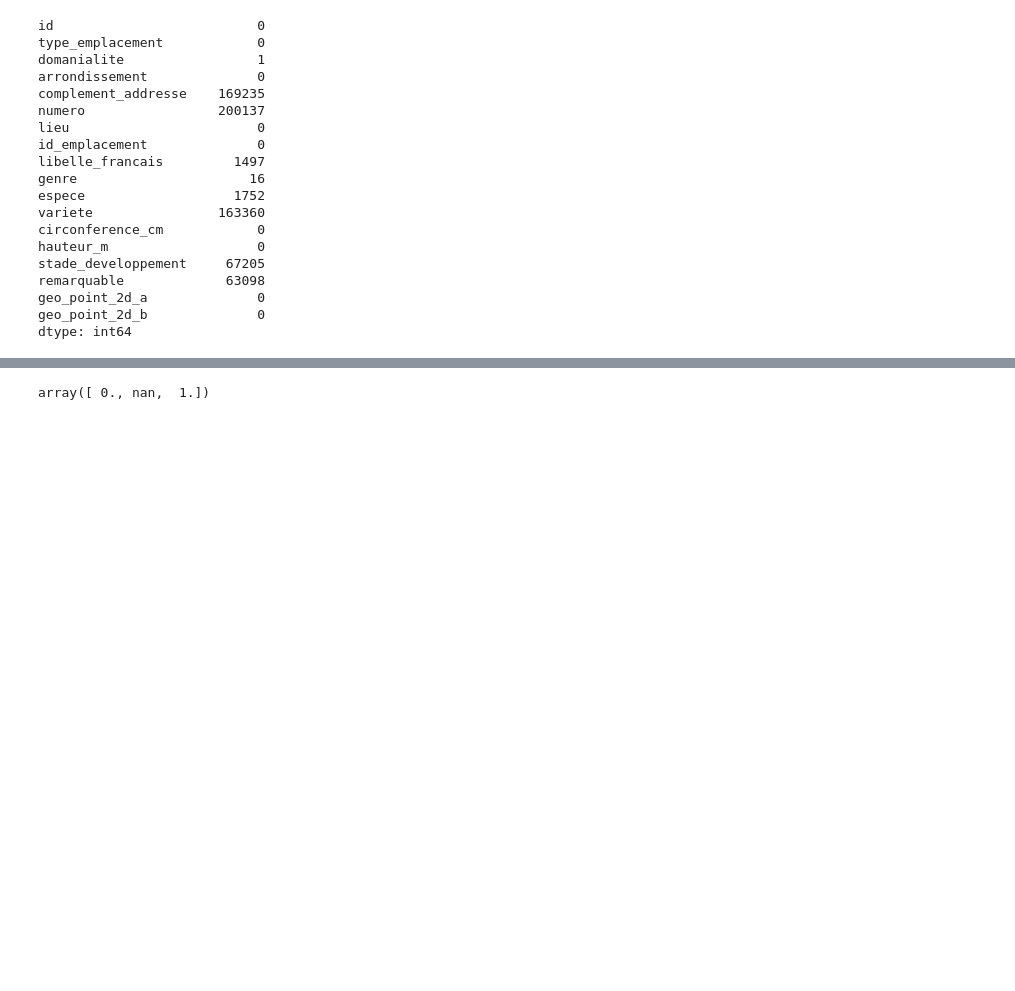
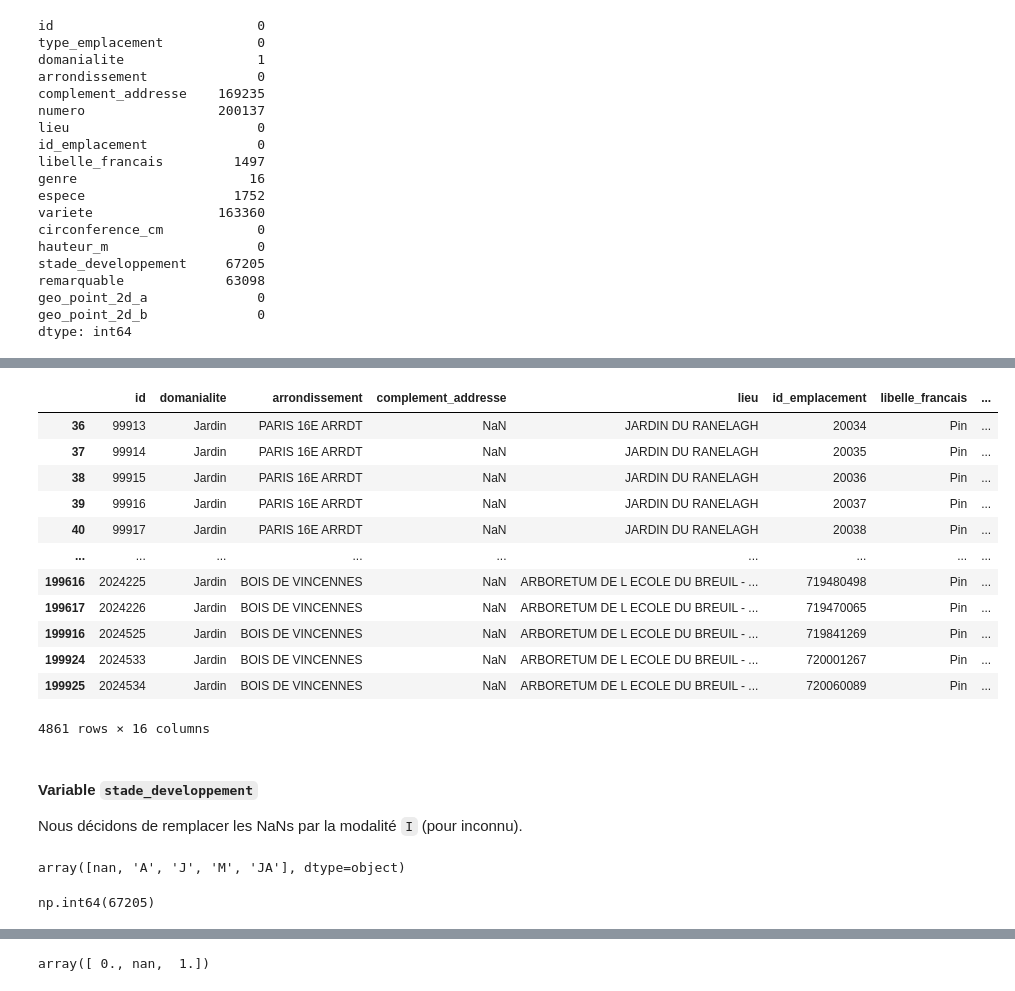
Before and after one commit to DavidScanu/oc-ai-engineer-p02-participez-a-un-concours-sur-la-smart-city, a Jupyter notebook: notebook.ipynb, the cells around one changed output, grey strips where cells are left out. Drawn from its saved outputs; the diff is of its cells as text; code cells hidden in the pictures; blank space fills up the shorter version.

```diff
--- a/notebook.ipynb
+++ b/notebook.ipynb
@@ -208,3 +265,34 @@ np.int64(66224)
+# %%
+data[data['genre'] == 'Pinus']
+# %% [output]
+|  | id | domanialite | arrondissement | complement_addresse | lieu | id_emplacement | libelle_francais | ... |
+| 36 | 99913 | Jardin | PARIS 16E ARRDT | NaN | JARDIN DU RANELAGH | 20034 | Pin | ... |
+| 37 | 99914 | Jardin | PARIS 16E ARRDT | NaN | JARDIN DU RANELAGH | 20035 | Pin | ... |
+| 38 | 99915 | Jardin | PARIS 16E ARRDT | NaN | JARDIN DU RANELAGH | 20036 | Pin | ... |
+| 39 | 99916 | Jardin | PARIS 16E ARRDT | NaN | JARDIN DU RANELAGH | 20037 | Pin | ... |
+| 40 | 99917 | Jardin | PARIS 16E ARRDT | NaN | JARDIN DU RANELAGH | 20038 | Pin | ... |
+| ... | ... | ... | ... | ... | ... | ... | ... | ... |
+| 199616 | 2024225 | Jardin | BOIS DE VINCENNES | NaN | ARBORETUM DE L ECOLE DU BREUIL - ... | 719480498 | Pin | ... |
+| 199617 | 2024226 | Jardin | BOIS DE VINCENNES | NaN | ARBORETUM DE L ECOLE DU BREUIL - ... | 719470065 | Pin | ... |
+| 199916 | 2024525 | Jardin | BOIS DE VINCENNES | NaN | ARBORETUM DE L ECOLE DU BREUIL - ... | 719841269 | Pin | ... |
+| 199924 | 2024533 | Jardin | BOIS DE VINCENNES | NaN | ARBORETUM DE L ECOLE DU BREUIL - ... | 720001267 | Pin | ... |
+| 199925 | 2024534 | Jardin | BOIS DE VINCENNES | NaN | ARBORETUM DE L ECOLE DU BREUIL - ... | 720060089 | Pin | ... |
+4861 rows × 16 columns
+# %% [markdown]
+#### Variable `stade_developpement`
+
+
+Nous décidons de remplacer les NaNs par la modalité `I` (pour inconnu).
+# %%
+# Afficher les modalités possible de cette colonne
+data ['stade_developpement'].unique()
+# %% [output]
+array([nan, 'A', 'J', 'M', 'JA'], dtype=object)
+# %%
+# Compter le nombre de NaNs dans cette colonne
+data['stade_developpement'].isna().sum()
+# %% [output]
+np.int64(67205)
 # %%
 data["stade_developpement"].value_counts()
 # %% [output]
```
Also changed, not shown: parts of 59 cells of this notebook.
